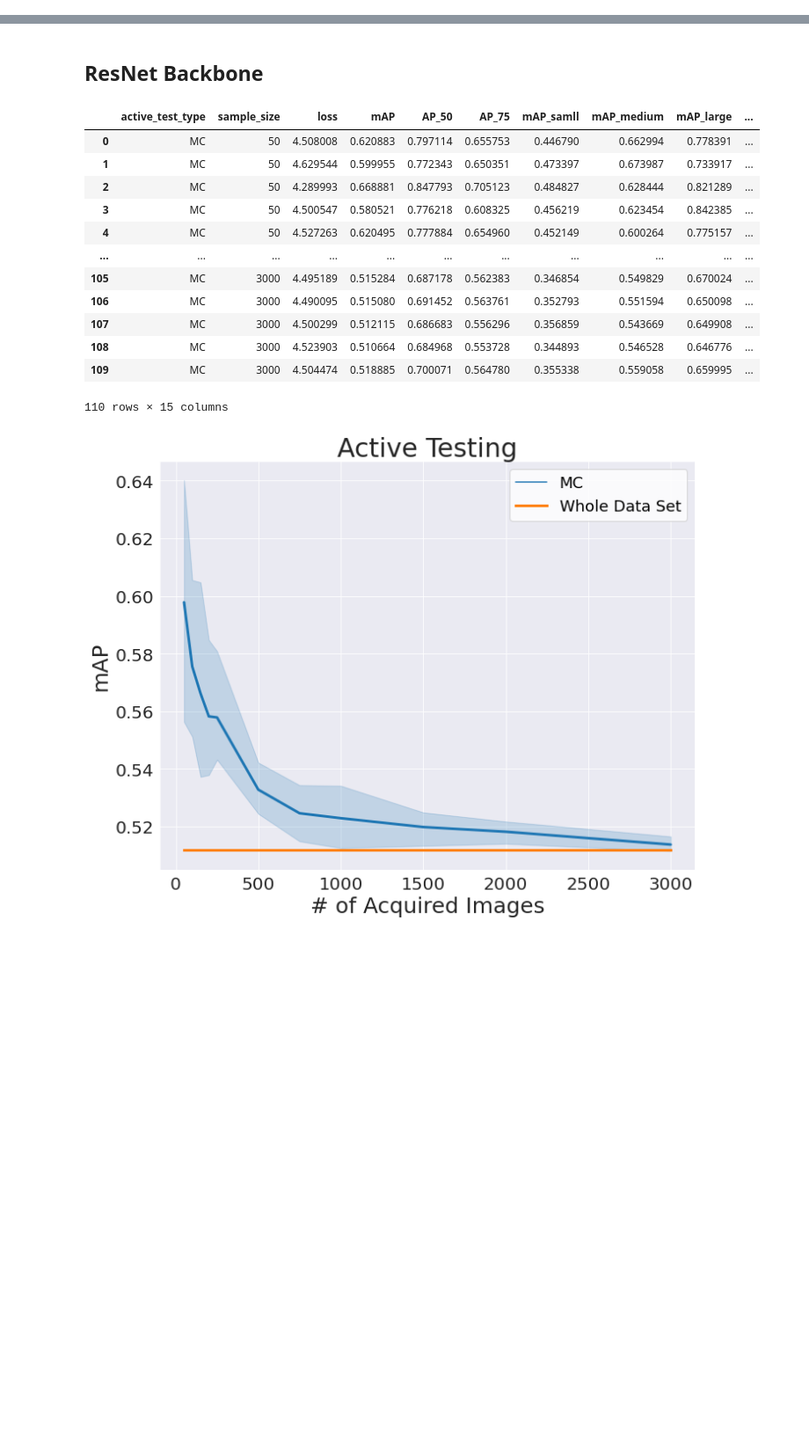
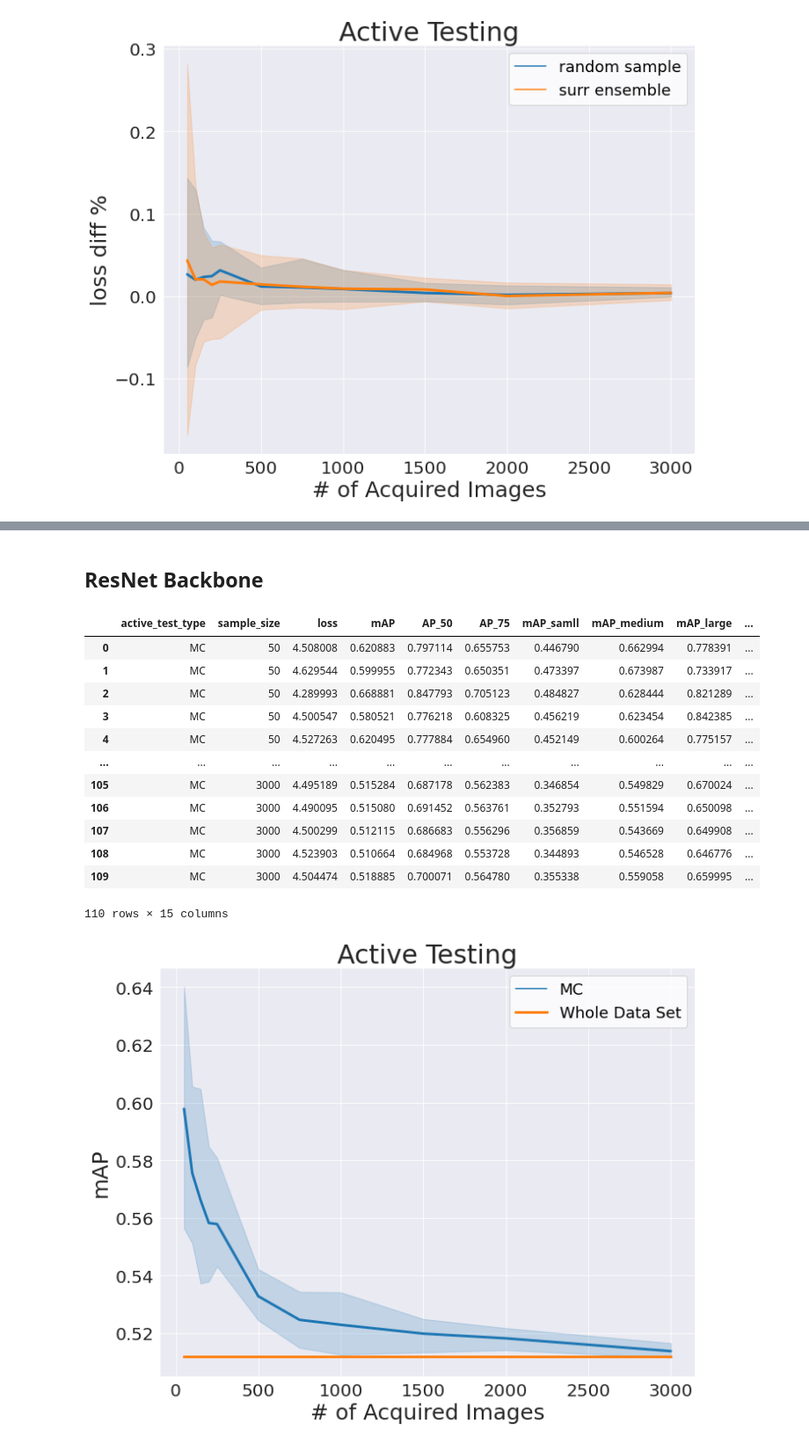
Before and after one commit to susanbao/orkspace, a Jupyter notebook: DINO/active_test_figure.ipynb, the cells around one changed output, grey strips where cells are left out. Shown at 88% size. Cells and saved outputs as stored; diff of their text form; code cells hidden in the pictures; blank space fills up the shorter version.

```diff
--- a/DINO/active_test_figure.ipynb
+++ b/DINO/active_test_figure.ipynb
@@ -95,6 +97,25 @@ def plot_diff_precentage_figure(data_path, baseline_data, y_metric):
     plt.tight_layout()
     plt.show()
 
+def plot_diff_precentage_figure_comp(input_data, baseline_data, y_metric):
+    data = copy.deepcopy(input_data)
+    f = plt.figure(figsize=(10, 8))
+    font_size = 25
+    data[y_metric] -= baseline_data[y_metric]
+    data[y_metric] = data[y_metric] / baseline_data[y_metric]
+    with sns.axes_style("darkgrid"):
+        sns.lineplot(data=data, \
+                     x='sample_size', y=y_metric, \
+                     hue='active_test_type', errorbar=('ci', 100), lw=3)
+    plt.title("Active Testing", fontsize=30)
+    plt.xlabel('# of Acquired Images',fontsize=font_size)# x轴标签
+    plt.ylabel(y_metric + " diff %", fontsize=font_size)# y轴标签
+    plt.legend(fontsize = 18)
+    plt.xticks(fontsize=20)
+    plt.yticks(fontsize=20)
+    plt.tight_layout()
+    plt.show()
+
 def read_baseline_data(data_path):
     with open(data_path, 'r') as openfile:
         none_swin_data = json.load(openfile)
@@ -101,0 +140,4 @@ def read_baseline_data(data_path):
+# %%
+plot_diff_precentage_figure_comp(results, test_whole_data, "loss")
+# %% [output]
+[figure, added]
```
Also changed, not shown: parts of 9 cells of this notebook, 1 other file.
